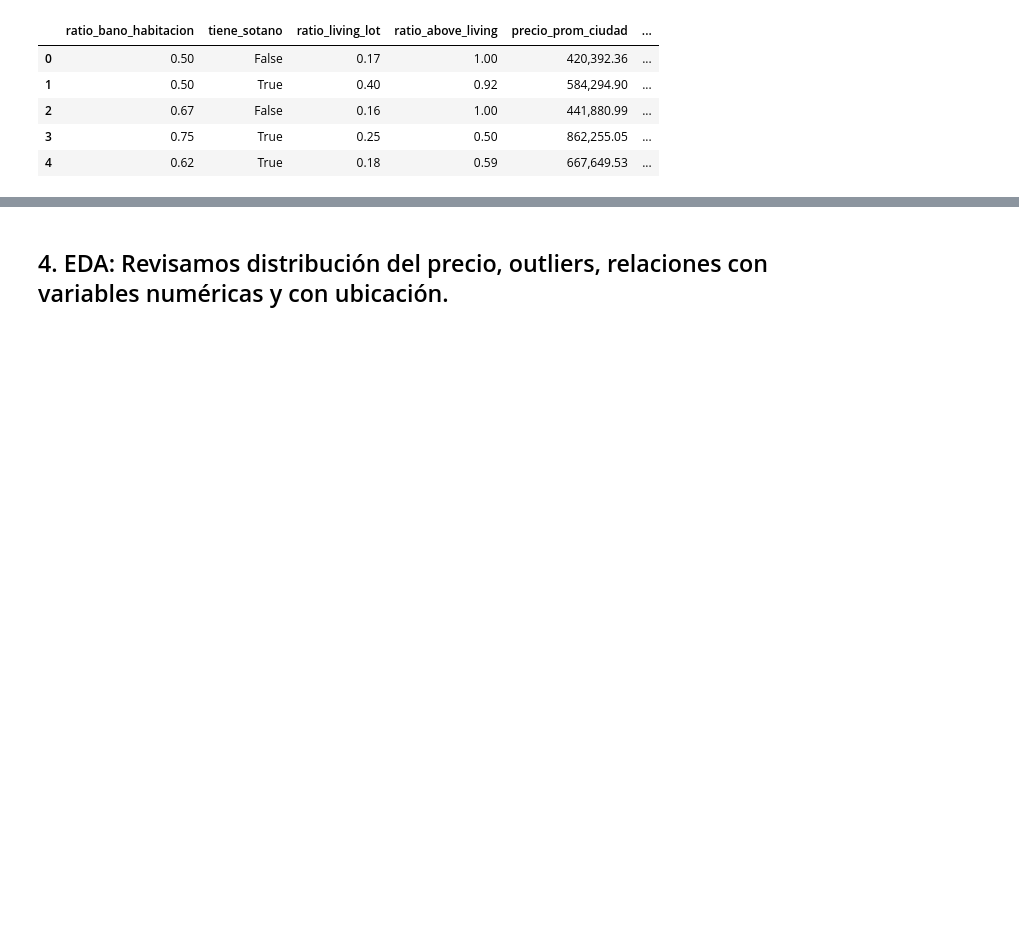
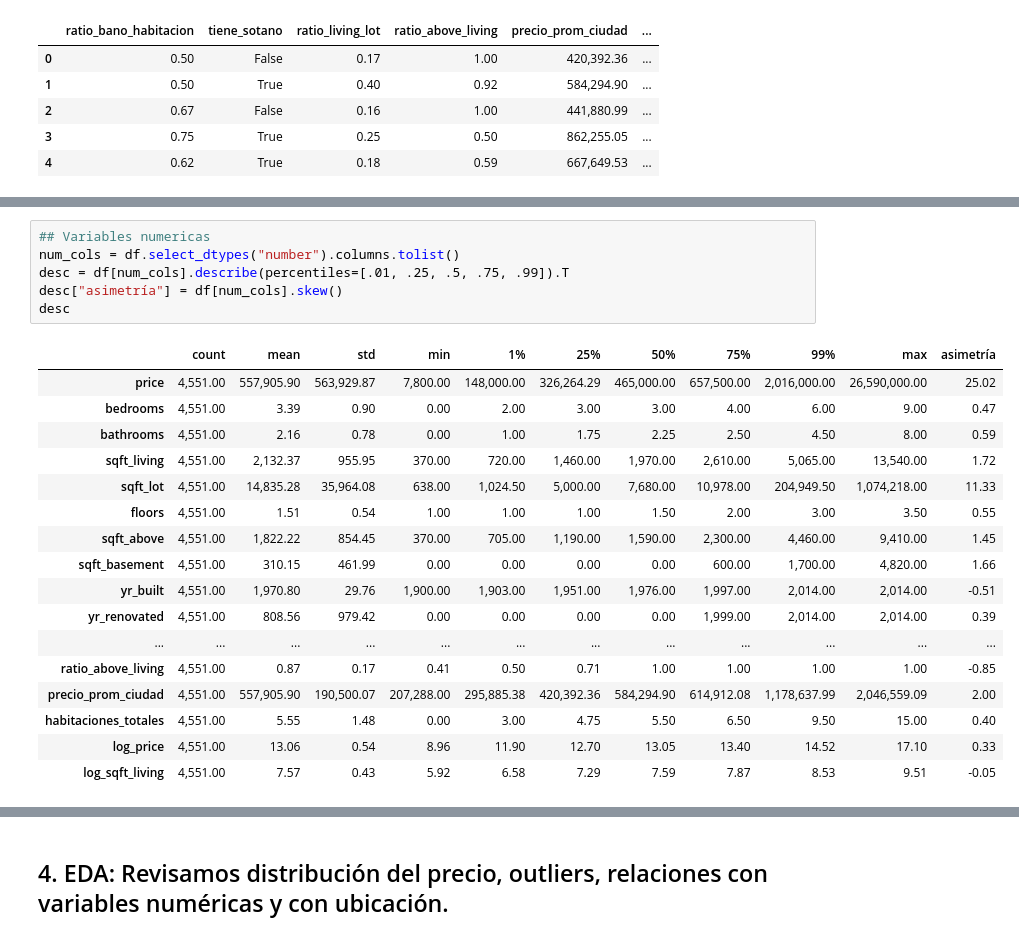
Before and after one commit to wantuds-crypto/Ciencia-datos-curso, a Jupyter notebook: Final_precios_inmuebles.ipynb, the cells around one changed output, grey strips where cells are left out. Saved outputs shown, nothing was run; the diff lists cells and outputs as text; blank space fills up the shorter version.

```diff
--- a/Final_precios_inmuebles.ipynb
+++ b/Final_precios_inmuebles.ipynb
@@ -369,0 +380,24 @@ NameError: name 'raw' is not defined
+# %%
+## Variables numericas
+num_cols = df.select_dtypes("number").columns.tolist()
+desc = df[num_cols].describe(percentiles=[.01, .25, .5, .75, .99]).T
+desc["asimetría"] = df[num_cols].skew()
+desc
+# %% [output]
+|  | count | mean | std | min | 1% | 25% | 50% | 75% | 99% | max | asimetría |
+| price | 4,551.00 | 557,905.90 | 563,929.87 | 7,800.00 | 148,000.00 | 326,264.29 | 465,000.00 | 657,500.00 | 2,016,000.00 | 26,590,000.00 | 25.02 |
+| bedrooms | 4,551.00 | 3.39 | 0.90 | 0.00 | 2.00 | 3.00 | 3.00 | 4.00 | 6.00 | 9.00 | 0.47 |
+| bathrooms | 4,551.00 | 2.16 | 0.78 | 0.00 | 1.00 | 1.75 | 2.25 | 2.50 | 4.50 | 8.00 | 0.59 |
+| sqft_living | 4,551.00 | 2,132.37 | 955.95 | 370.00 | 720.00 | 1,460.00 | 1,970.00 | 2,610.00 | 5,065.00 | 13,540.00 | 1.72 |
+| sqft_lot | 4,551.00 | 14,835.28 | 35,964.08 | 638.00 | 1,024.50 | 5,000.00 | 7,680.00 | 10,978.00 | 204,949.50 | 1,074,218.00 | 11.33 |
+| floors | 4,551.00 | 1.51 | 0.54 | 1.00 | 1.00 | 1.00 | 1.50 | 2.00 | 3.00 | 3.50 | 0.55 |
+| sqft_above | 4,551.00 | 1,822.22 | 854.45 | 370.00 | 705.00 | 1,190.00 | 1,590.00 | 2,300.00 | 4,460.00 | 9,410.00 | 1.45 |
+| sqft_basement | 4,551.00 | 310.15 | 461.99 | 0.00 | 0.00 | 0.00 | 0.00 | 600.00 | 1,700.00 | 4,820.00 | 1.66 |
+| yr_built | 4,551.00 | 1,970.80 | 29.76 | 1,900.00 | 1,903.00 | 1,951.00 | 1,976.00 | 1,997.00 | 2,014.00 | 2,014.00 | -0.51 |
+| yr_renovated | 4,551.00 | 808.56 | 979.42 | 0.00 | 0.00 | 0.00 | 0.00 | 1,999.00 | 2,014.00 | 2,014.00 | 0.39 |
+| ... | ... | ... | ... | ... | ... | ... | ... | ... | ... | ... | ... |
+| ratio_above_living | 4,551.00 | 0.87 | 0.17 | 0.41 | 0.50 | 0.71 | 1.00 | 1.00 | 1.00 | 1.00 | -0.85 |
+| precio_prom_ciudad | 4,551.00 | 557,905.90 | 190,500.07 | 207,288.00 | 295,885.38 | 420,392.36 | 584,294.90 | 614,912.08 | 1,178,637.99 | 2,046,559.09 | 2.00 |
+| habitaciones_totales | 4,551.00 | 5.55 | 1.48 | 0.00 | 3.00 | 4.75 | 5.50 | 6.50 | 9.50 | 15.00 | 0.40 |
+| log_price | 4,551.00 | 13.06 | 0.54 | 8.96 | 11.90 | 12.70 | 13.05 | 13.40 | 14.52 | 17.10 | 0.33 |
+| log_sqft_living | 4,551.00 | 7.57 | 0.43 | 5.92 | 6.58 | 7.29 | 7.59 | 7.87 | 8.53 | 9.51 | -0.05 |
```
Also changed, not shown: parts of 8 cells of this notebook.
